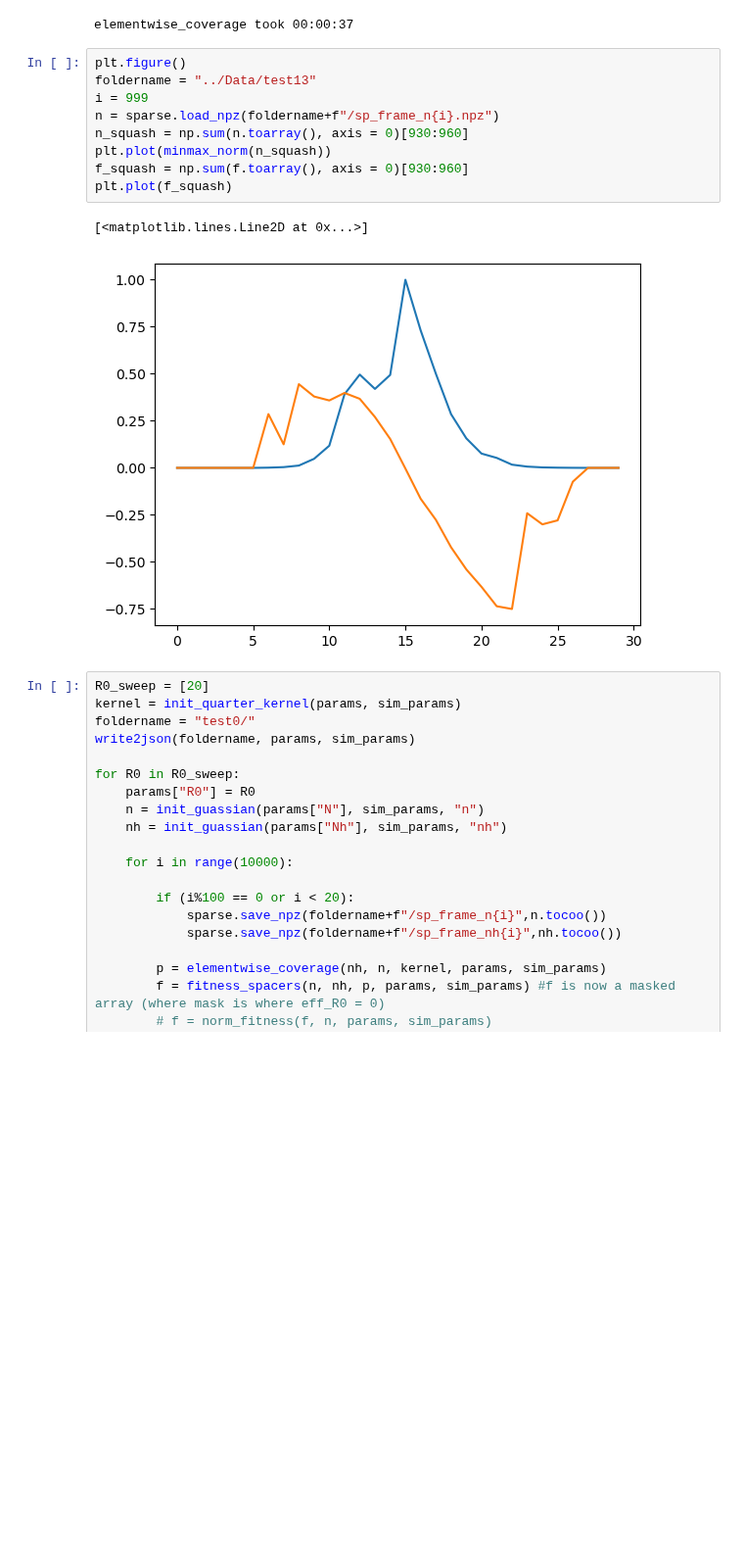
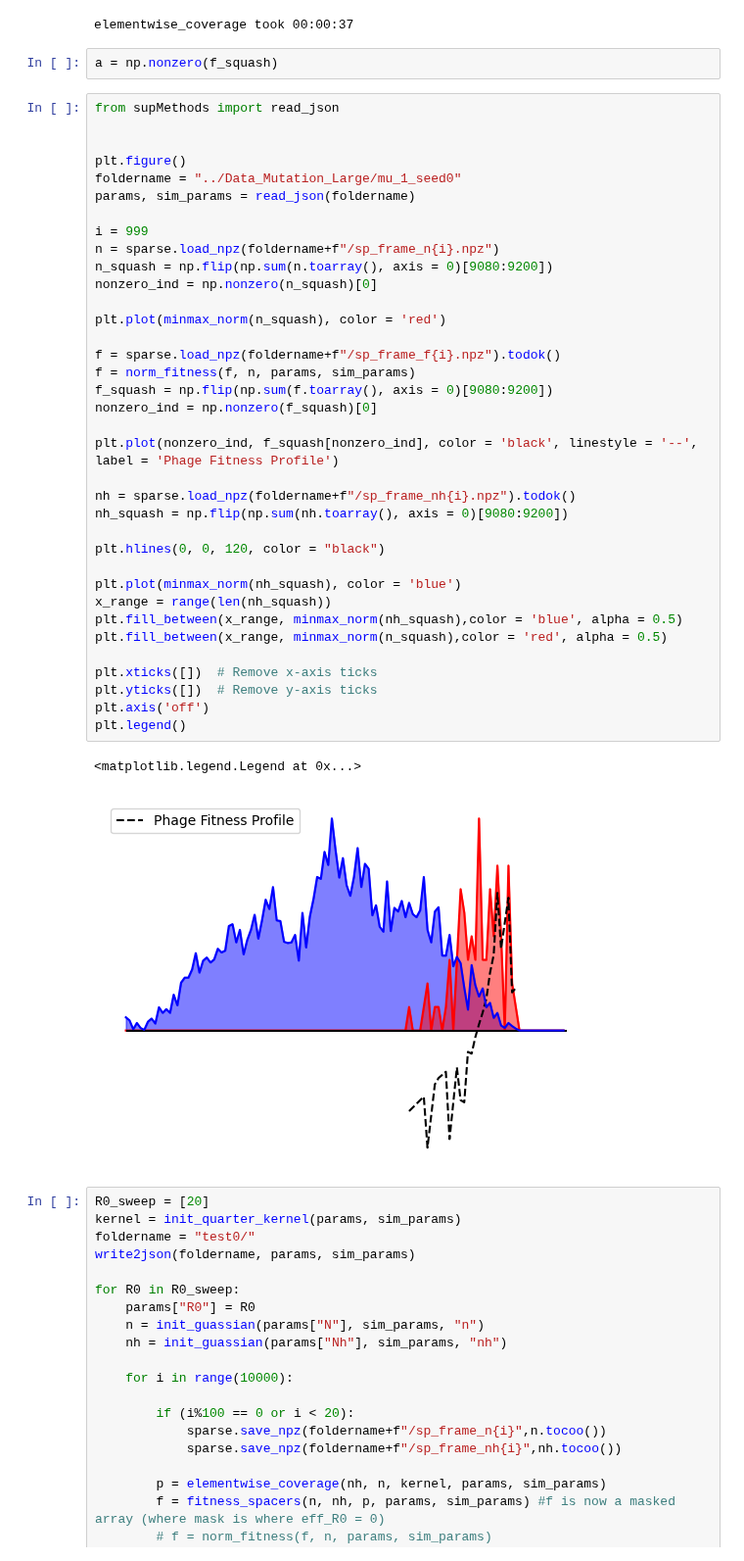
Before and after one commit to zhizhang1445/CRISPR_Sim, a Jupyter notebook: Long_Simulation/main.ipynb, the cells around one changed output. Shown at 98% size. Cells and saved outputs as stored; diff of their text form; blank space fills up the shorter version.

```diff
--- a/Long_Simulation/main.ipynb
+++ b/Long_Simulation/main.ipynb
@@ -155,18 +155,47 @@ f = fitness_spacers(n, nh, p, params, sim_params) #f is now a masked array (wher
 f = norm_fitness(f, n, params, sim_params)
 # %% [output]
 elementwise_coverage took 00:00:37
-# %%
-plt.figure()
-foldername = "../Data/test13"
-i = 999
-n = sparse.load_npz(foldername+f"/sp_frame_n{i}.npz")
-n_squash = np.sum(n.toarray(), axis = 0)[930:960]
-plt.plot(minmax_norm(n_squash))
-f_squash = np.sum(f.toarray(), axis = 0)[930:960]
-plt.plot(f_squash)
-# %% [output]
-[<matplotlib.lines.Line2D at 0x...>]
-[figure, removed]
+# %%
+a = np.nonzero(f_squash)
+# %%
+from supMethods import read_json
+
+
+plt.figure()
+foldername = "../Data_Mutation_Large/mu_1_seed0"
+params, sim_params = read_json(foldername)
+
+i = 999
+n = sparse.load_npz(foldername+f"/sp_frame_n{i}.npz")
+n_squash = np.flip(np.sum(n.toarray(), axis = 0)[9080:9200])
+nonzero_ind = np.nonzero(n_squash)[0]
+
+plt.plot(minmax_norm(n_squash), color = 'red')
+
+f = sparse.load_npz(foldername+f"/sp_frame_f{i}.npz").todok()
+f = norm_fitness(f, n, params, sim_params)
+f_squash = np.flip(np.sum(f.toarray(), axis = 0)[9080:9200])
+nonzero_ind = np.nonzero(f_squash)[0]
+
+plt.plot(nonzero_ind, f_squash[nonzero_ind], color = 'black', linestyle = '--', label = 'Phage Fitness Profile')
+
+nh = sparse.load_npz(foldername+f"/sp_frame_nh{i}.npz").todok()
+nh_squash = np.flip(np.sum(nh.toarray(), axis = 0)[9080:9200])
+
+plt.hlines(0, 0, 120, color = "black")
+
+plt.plot(minmax_norm(nh_squash), color = 'blue')
+x_range = range(len(nh_squash))
+plt.fill_between(x_range, minmax_norm(nh_squash),color = 'blue', alpha = 0.5)
+plt.fill_between(x_range, minmax_norm(n_squash),color = 'red', alpha = 0.5)
+
+plt.xticks([])  # Remove x-axis ticks
+plt.yticks([])  # Remove y-axis ticks
+plt.axis('off')
+plt.legend()
+# %% [output]
+<matplotlib.legend.Legend at 0x...>
+[figure, added]
 # %%
 R0_sweep = [20]
 kernel = init_quarter_kernel(params, sim_params)
```
Also changed, not shown: parts of 1 cell of this notebook, 9 other files.
